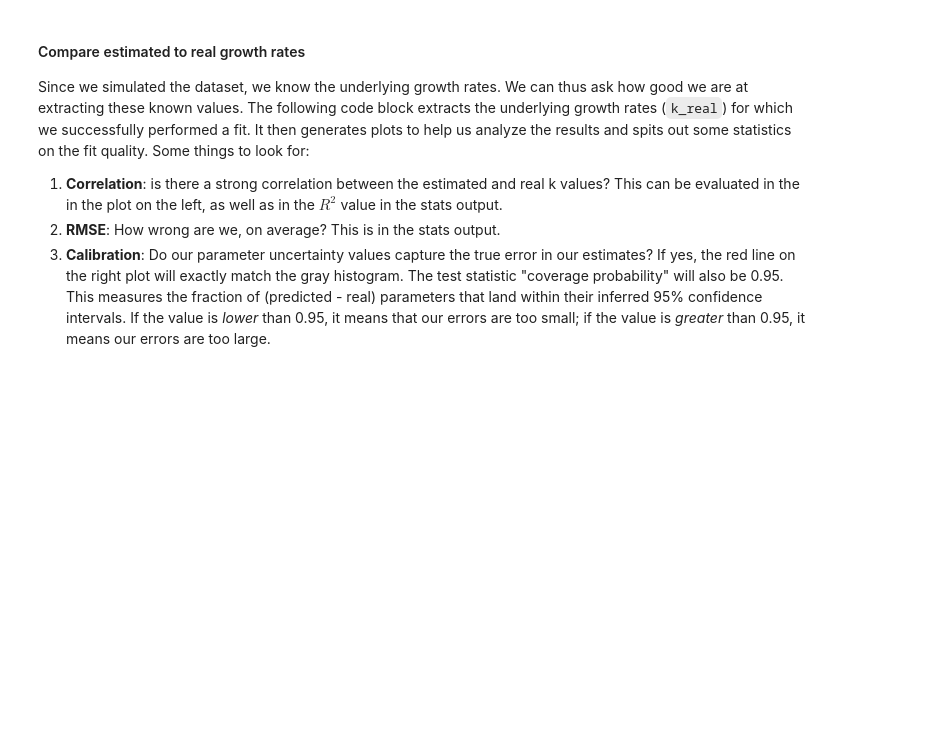
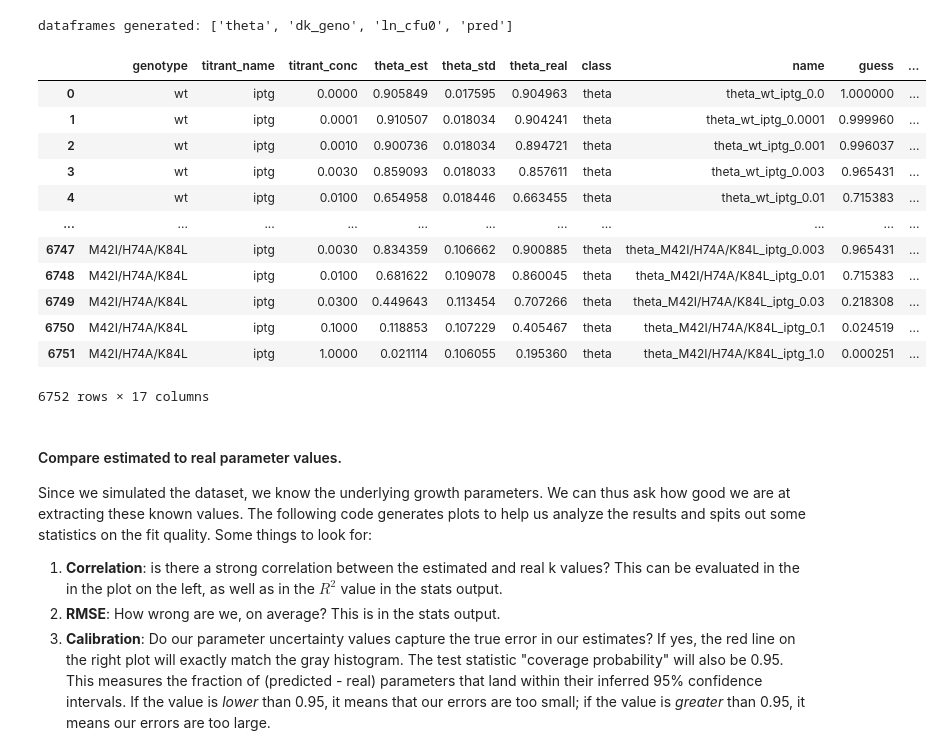
Before and after one commit to harmsm/tfscreen, a Jupyter notebook: notebooks/tfscreen-walkthrough/tfscreen-walkthrough.ipynb, the cells around one changed output. Saved outputs shown, nothing was run; the diff lists cells and outputs as text; code cells hidden in the pictures; blank space fills up the shorter version.

```diff
--- a/notebooks/tfscreen-walkthrough/tfscreen-walkthrough.ipynb
+++ b/notebooks/tfscreen-walkthrough/tfscreen-walkthrough.ipynb
@@ -251,0 +27,22 @@ _ = tfscreen.plot.err_vs_mag(obs=pred_df["obs"],
+# %%
+
+# Read the yaml file defining the library, thermodynamic, and simulation
+# parameters. The `override_keys` dictionary lets you override keys in the
+# .yaml file without having to edit the file every time. We're going to run
+# the simulation with a multi-transformation lamba of 2.5.
+override_keys = {"transformation_poisson_lambda":2.5}
+cf = tfscreen.util.read_yaml("run_config.yaml",override_keys)
+
+# Make a dataframe holding the library contents (library_df), a dataframe
+# with phenotypes, and a dataframe of genotype ddG per conformation.
+library_df, phenotype_df, genotype_ddG_df = tfscreen.simulate.library_prediction(cf)
+
+# Simulate a selection experiment. This generates a sample_df and counts_df
+# exactly equivalent to experimental outputs.
+sample_df, counts_df = tfscreen.simulate.selection_experiment(cf,library_df,phenotype_df)
+
+# Build a growth_df from the sample and counts dataframe (just like an
+# experiment). This `growth_df` is the input to either an independent
+# (maximum likelihood) analysis or a hierarchical (Bayesian) analysis.
+growth_df = tfscreen.process_raw.counts_to_lncfu(sample_df,counts_df)
+growth_df
@@ -252,7 +84,39 @@ _ = tfscreen.plot.err_vs_mag(obs=pred_df["obs"],
+# %%
+# Fit for theta. We use the same calibration file we used to simulate the
+# data, so whatever differences we see are because of the experiment and/or
+# analysis, not an incorrect growth model.
+param_df, pred_df = tfscreen.analysis.independent.cfu_to_theta(growth_df,
+                                                               calibration_data=cf["calibration_file"],
+                                                               non_sel_conditions=["kanR-kan","pheS-4CP"])
+
+# Helper function generates clean versions of output. Because our counts_df
+# has the known, real answers, these are also loaded into the results.
+results = tfscreen.analysis.independent.process_theta_fit(param_df,
+                                                          pred_df,
+                                                          counts_df,
+                                                          sample_df)
+
+print("dataframes generated:",list(results.keys()))
+results["theta"]
+# %% [output]
+dataframes generated: ['theta', 'dk_geno', 'ln_cfu0', 'pred']
+|  | genotype | titrant_name | titrant_conc | theta_est | theta_std | theta_real | class | name | guess | ... |
+| 0 | wt | iptg | 0.0000 | 0.905849 | 0.017595 | 0.904963 | theta | theta_wt_iptg_0.0 | 1.000000 | ... |
+| 1 | wt | iptg | 0.0001 | 0.910507 | 0.018034 | 0.904241 | theta | theta_wt_iptg_0.0001 | 0.999960 | ... |
+| 2 | wt | iptg | 0.0010 | 0.900736 | 0.018034 | 0.894721 | theta | theta_wt_iptg_0.001 | 0.996037 | ... |
+| 3 | wt | iptg | 0.0030 | 0.859093 | 0.018033 | 0.857611 | theta | theta_wt_iptg_0.003 | 0.965431 | ... |
+| 4 | wt | iptg | 0.0100 | 0.654958 | 0.018446 | 0.663455 | theta | theta_wt_iptg_0.01 | 0.715383 | ... |
+| ... | ... | ... | ... | ... | ... | ... | ... | ... | ... | ... |
+| 6747 | M42I/H74A/K84L | iptg | 0.0030 | 0.834359 | 0.106662 | 0.900885 | theta | theta_M42I/H74A/K84L_iptg_0.003 | 0.965431 | ... |
+| 6748 | M42I/H74A/K84L | iptg | 0.0100 | 0.681622 | 0.109078 | 0.860045 | theta | theta_M42I/H74A/K84L_iptg_0.01 | 0.715383 | ... |
+| 6749 | M42I/H74A/K84L | iptg | 0.0300 | 0.449643 | 0.113454 | 0.707266 | theta | theta_M42I/H74A/K84L_iptg_0.03 | 0.218308 | ... |
+| 6750 | M42I/H74A/K84L | iptg | 0.1000 | 0.118853 | 0.107229 | 0.405467 | theta | theta_M42I/H74A/K84L_iptg_0.1 | 0.024519 | ... |
+| 6751 | M42I/H74A/K84L | iptg | 1.0000 | 0.021114 | 0.106055 | 0.195360 | theta | theta_M42I/H74A/K84L_iptg_1.0 | 0.000251 | ... |
+6752 rows × 17 columns
 # %% [markdown]
-#### Compare estimated to real growth rates
+#### Compare estimated to real parameter values.
 
-Since we simulated the dataset, we know the underlying growth rates. We can thus ask how good we are at extracting these known values. The following code block extracts the underlying growth rates (`k_real`) for which we successfully performed a fit. It then generates plots to help us analyze the results and spits out some statistics on the fit quality. Some things to look for:
+Since we simulated the dataset, we know the underlying growth parameters. We can thus ask how good we are at extracting these known values. The following code generates plots to help us analyze the results and spits out some statistics on the fit quality. Some things to look for:
 
 1. **Correlation**: is there a strong correlation between the estimated and real k values? This can be evaluated in the in the plot on the left, as well as in the $R^2$ value in the stats output.
 2. **RMSE**: How wrong are we, on average? This is in the stats output.
```
Also changed, not shown: parts of 38 cells of this notebook, 16 other files.
